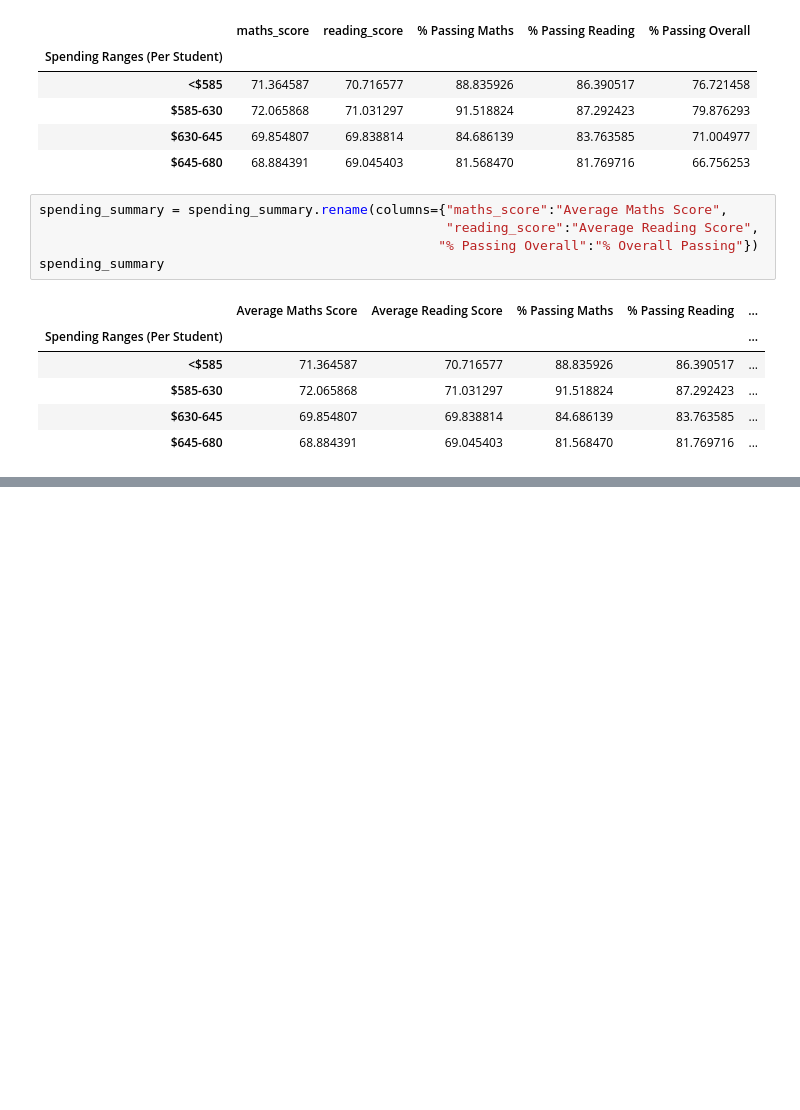
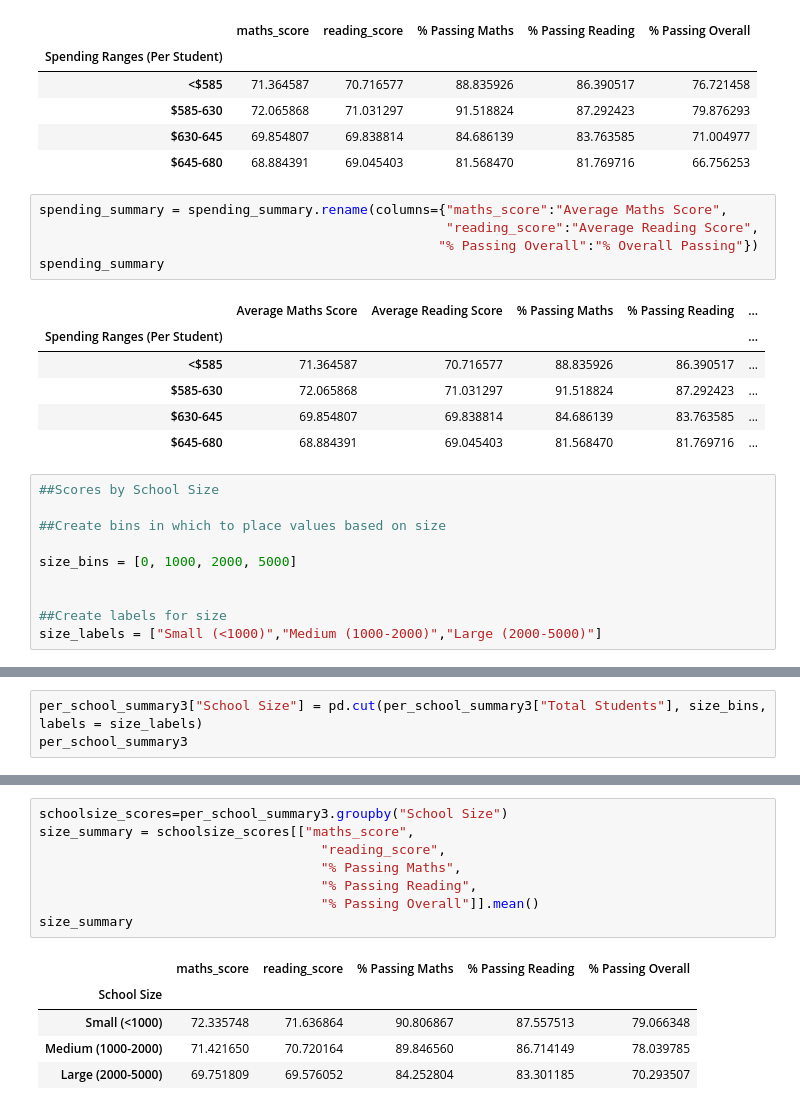
Before and after one commit to shanCH3n/pandas-challenge, a Jupyter notebook: PyCitySchools_MAIN.ipynb, the cells around one changed output, grey strips where cells are left out. Cells and saved outputs as stored; diff of their text form; blank space fills up the shorter version.

Commit message:
Completed Scores by School Size

```diff
--- a/PyCitySchools_MAIN.ipynb
+++ b/PyCitySchools_MAIN.ipynb
@@ -1040,3 +1040,13 @@ spending_summary
 | $585-630 | 72.065868 | 71.031297 | 91.518824 | 87.292423 | ... |
 | $630-645 | 69.854807 | 69.838814 | 84.686139 | 83.763585 | ... |
 | $645-680 | 68.884391 | 69.045403 | 81.568470 | 81.769716 | ... |
+# %%
+##Scores by School Size
+
+##Create bins in which to place values based on size
+
+size_bins = [0, 1000, 2000, 5000]
+
+
+##Create labels for size
+size_labels = ["Small (<1000)","Medium (1000-2000)","Large (2000-5000)"]
@@ -1042,0 +1064,3 @@ spending_summary
+# %%
+per_school_summary3["School Size"] = pd.cut(per_school_summary3["Total Students"], size_bins, labels = size_labels)
+per_school_summary3
@@ -1042,0 +1085,14 @@ spending_summary
+# %%
+schoolsize_scores=per_school_summary3.groupby("School Size")
+size_summary = schoolsize_scores[["maths_score",
+                                    "reading_score",
+                                    "% Passing Maths",
+                                    "% Passing Reading",
+                                    "% Passing Overall"]].mean()
+size_summary
+# %% [output]
+|  | maths_score | reading_score | % Passing Maths | % Passing Reading | % Passing Overall |
+| School Size |  |  |  |  |  |
+| Small (<1000) | 72.335748 | 71.636864 | 90.806867 | 87.557513 | 79.066348 |
+| Medium (1000-2000) | 71.421650 | 70.720164 | 89.846560 | 86.714149 | 78.039785 |
+| Large (2000-5000) | 69.751809 | 69.576052 | 84.252804 | 83.301185 | 70.293507 |
```
Also changed, not shown: parts of 3 cells of this notebook.
